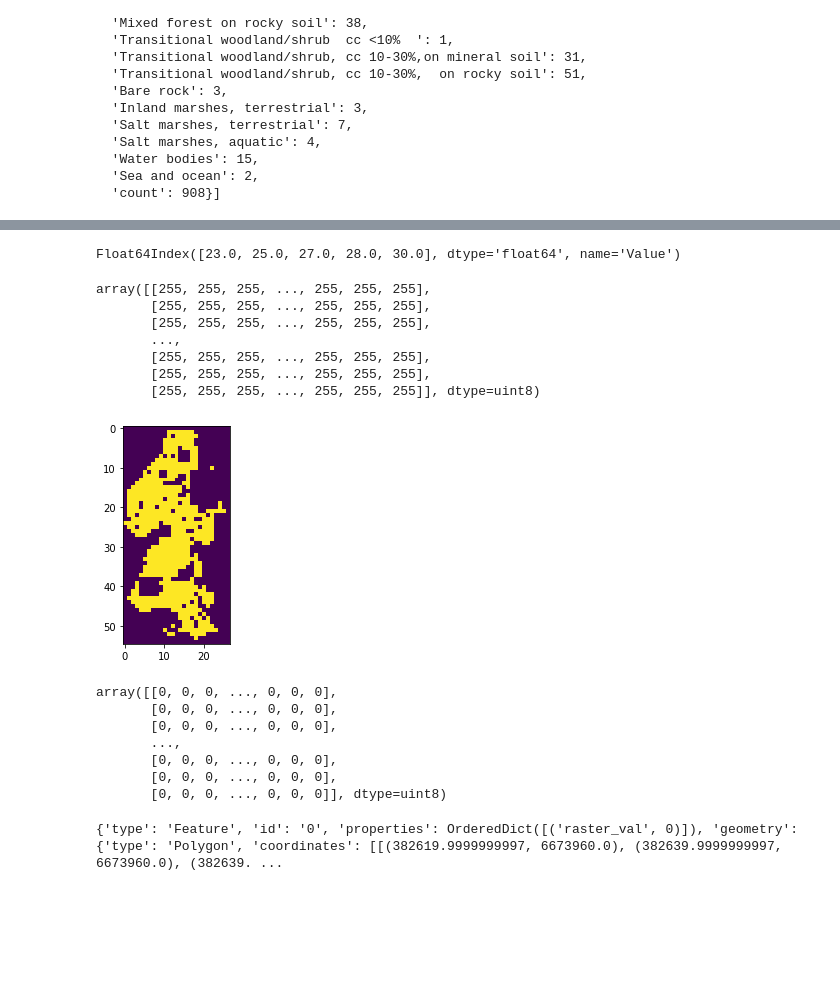
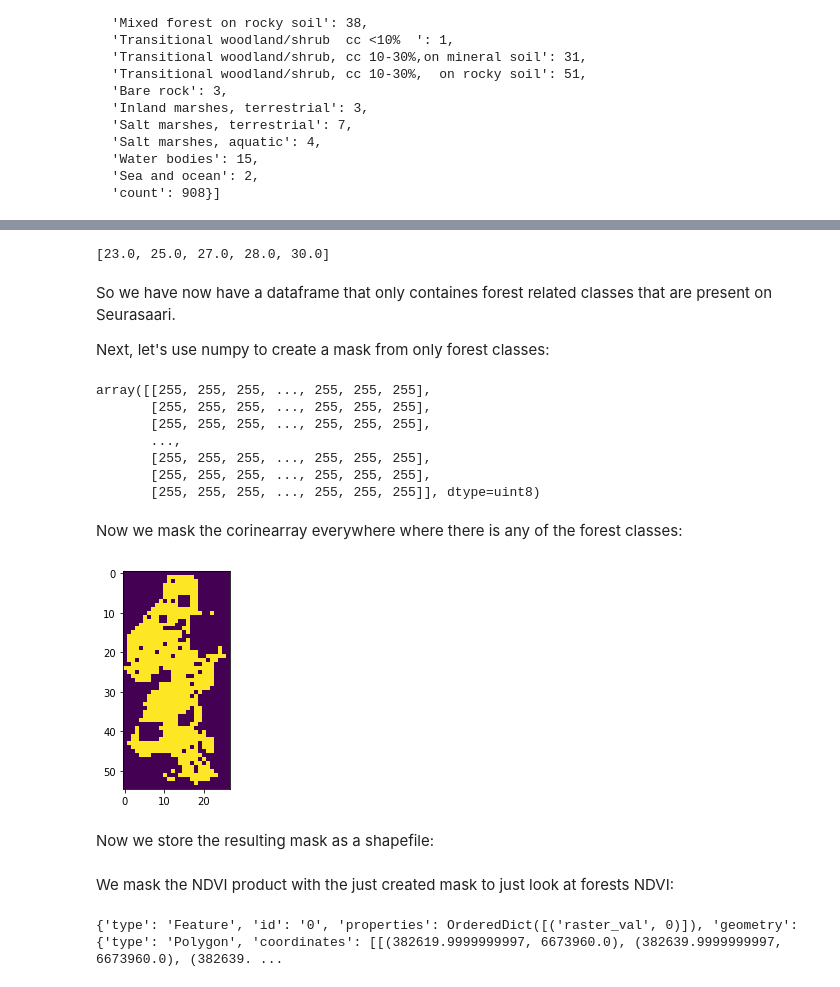
Before and after one commit to csc-training/PythonGIS_CSC, a Jupyter notebook: Raster/Seurasaari_trees.ipynb, the cells around one changed output, grey strips where cells are left out. Drawn from its saved outputs; the diff is of its cells as text; code cells hidden in the pictures; blank space fills up the shorter version.

```diff
--- a/Raster/Seurasaari_trees.ipynb
+++ b/Raster/Seurasaari_trees.ipynb
@@ -221,0 +351,5 @@ with rasterio.open("seurasaari_ndvi.tif", "w", **out_meta) as dest:
+# %%
+corinefile = './data/Clc2018_Seurasaari.tif'
+
+with rasterio.open(corinefile) as corine:
+    show(corine.read(1), cmap = 'tab20b')
@@ -305,16 +472,27 @@ vegetation = ['Broad-leaved forest on mineral soil',
  'Mixed forest on mineral soil',
  'Mixed forest on rocky soil']
 
-# get raster values for these
+
+from get_corine_legend import get_limited_df
+
+catdf_lim = get_limited_df()
 
 vegdf = catdf_lim[catdf_lim['Level4Eng'].isin(vegetation)]
-vegdf.index
+
+veglist = vegdf.index.to_list()
+
+veglist
 # %% [output]
-Float64Index([23.0, 25.0, 27.0, 28.0, 30.0], dtype='float64', name='Value')
+[23.0, 25.0, 27.0, 28.0, 30.0]
+# %% [markdown]
+So we have now have a dataframe that only containes forest related classes that are present on Seurasaari.
+
+Next, let's use numpy to create a mask from only forest classes:
 # %%
-# use numpy to create mask
-corine = rasterio.open('./data/Clc2018_Seurasaari.tif')
-corinearray = corine.read(1)
+# read the first and only band of the Corine dataset
+with rasterio.open('./data/Clc2018_Seurasaari.tif') as corine:
+    corinearray = corine.read(1)
+
 corinearray
 # %% [output]
 array([[255, 255, 255, ..., 255, 255, 255],
@@ -329,20 +505,18 @@ veglist = vegdf.index.to_list()
+# %% [markdown]
+Now we mask the corinearray everywhere where there is any of the forest classes:
 # %%
 
 
-mask = (corinearray == 28) |  (corinearray == int(veglist[1])) | (corinearray == int(veglist[2])) | (corinearray == int(veglist[3])) | (corinearray == int(veglist[4]))
+mask = (corinearray == int(veglist[0])) |  (corinearray == int(veglist[1])) | (corinearray == int(veglist[2])) | (corinearray == int(veglist[3])) | (corinearray == int(veglist[4]))
 show(mask,1)
 
-type(mask)
+# -> yellow: forest; purple: everything else
+# currently mask is boolean, but we rather want it binary:
+
 mask = mask.astype('uint8')
-mask
 # %% [output]
-[figure, old version]
+[figure, new version]
-array([[0, 0, 0, ..., 0, 0, 0],
-       [0, 0, 0, ..., 0, 0, 0],
-       [0, 0, 0, ..., 0, 0, 0],
-       ...,
-       [0, 0, 0, ..., 0, 0, 0],
-       [0, 0, 0, ..., 0, 0, 0],
-       [0, 0, 0, ..., 0, 0, 0]], dtype=uint8)
+# %% [markdown]
+Now we store the resulting mask as a shapefile:
 # %%
 import fiona
@@ -362,6 +535,8 @@ with fiona.open(
         schema={'properties': [('raster_val', 'int')],
         'geometry': 'Polygon'}) as dst:
     dst.writerecords(results)
+# %% [markdown]
+We mask the NDVI product with the just created mask to just look at forests NDVI:
 # %%
 import fiona
 import rasterio
```
Also changed, not shown: parts of 74 cells of this notebook, 7 other files.
